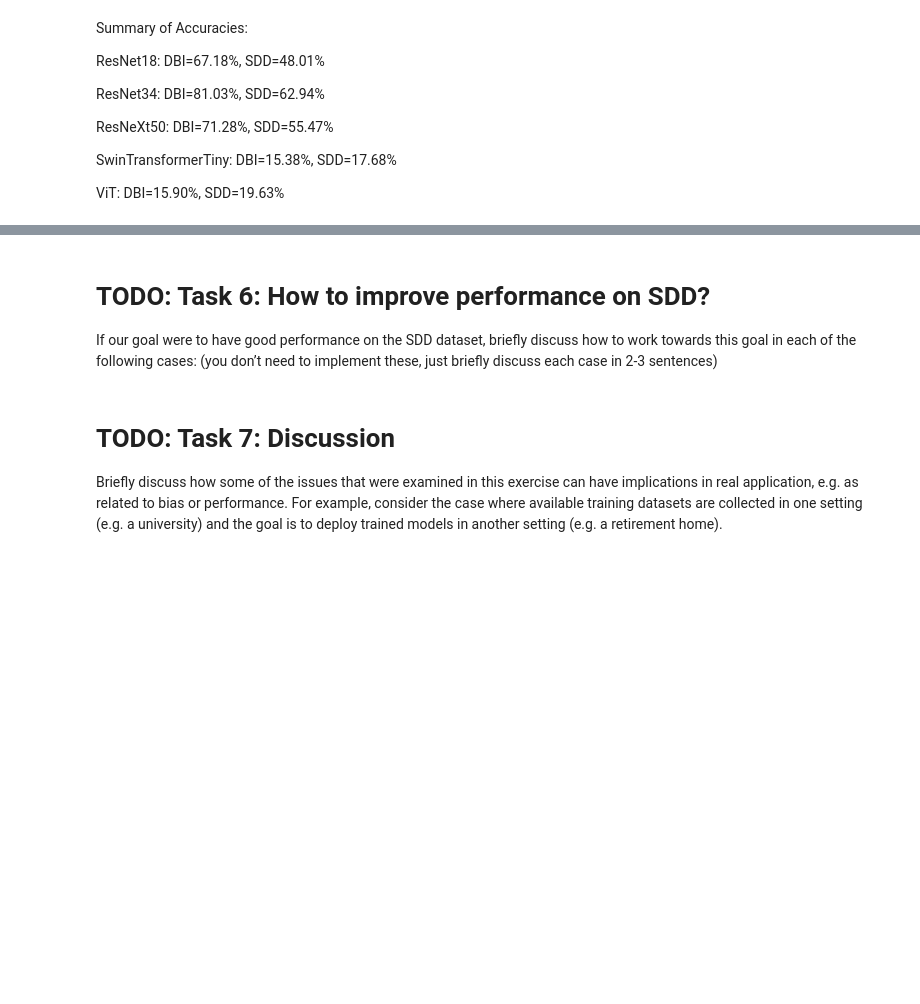
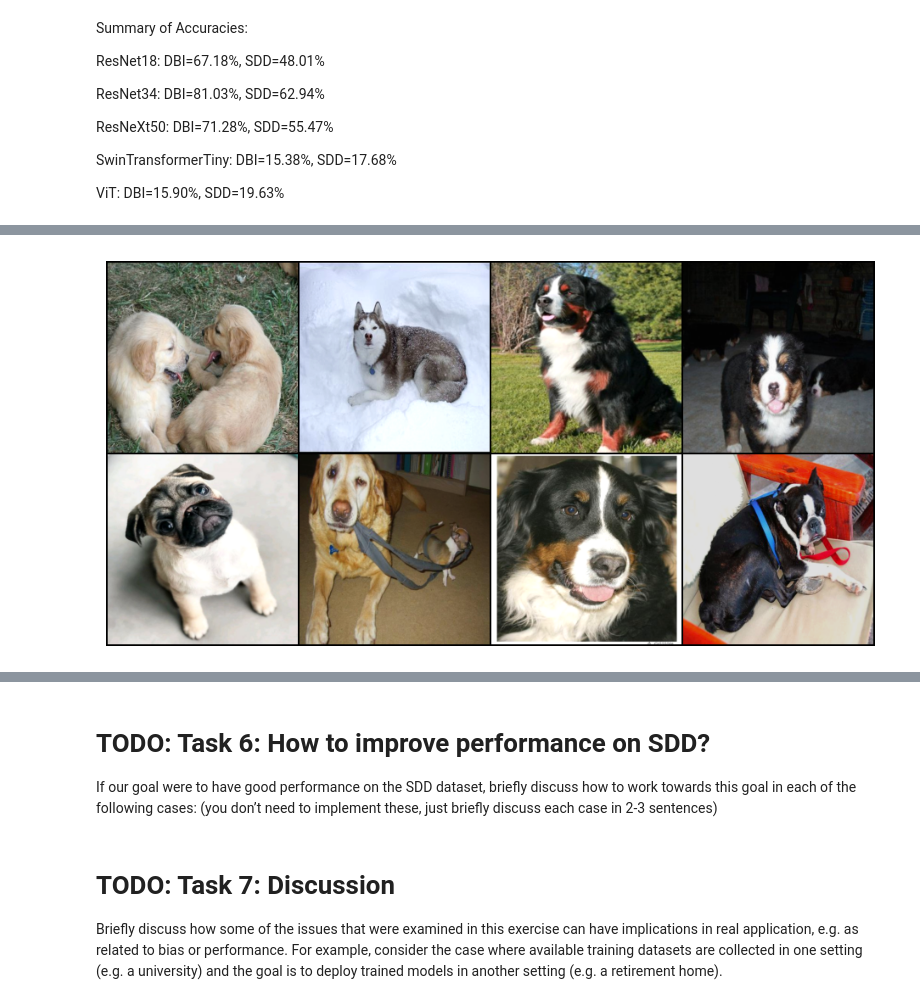
Before and after one commit to jrai51/Comp-Vision-CSC2503, a Jupyter notebook: hw1.ipynb, the cells around one changed output, grey strips where cells are left out. Saved outputs shown, nothing was run; the diff lists cells and outputs as text; code cells hidden in the pictures; blank space fills up the shorter version.

```diff
--- a/hw1.ipynb
+++ b/hw1.ipynb
@@ -444,6 +434,90 @@ Train a model that will binary classify which dataset an image belongs to.
 Train a model that – instead of classifying dog breeds – can distinguish whether a given image is more likely to belong to SDD or DBI. To do so, first, you need to divide your data into training and test data (and possibly validation if you need those for tuning the hyper-parameters of your model). You need to either reorganize the datasets (to load the images using torchvision.datasets.ImageFolder ) or write your own data loader function. You can start from a pre-trained model (of your choice) and fine-tune it on the training portion of the dataset. Include your network model specifications in the report, and make sure to include your justifications for that choice. Report your model’s accuracy on the test portion of the dataset.
 # %%
-# Use ResNet34 (best performance from previous task means it probably learns generalizable features best-- unless this is bad because we don't want it to be general?)
+import torch
+from torch import nn
+from torch.utils.data import Dataset, ConcatDataset, random_split, DataLoader
+from torchvision import datasets, transforms, models, utils
+import matplotlib.pyplot as plt
+import numpy as np
+
+# Define transforms
+train_tfms = transforms.Compose([
+    transforms.RandomResizedCrop(224, scale=(0.8, 1.0)),
+    transforms.RandomHorizontalFlip(),
+    transforms.ColorJitter(brightness=0.15, contrast=0.15, saturation=0.15, hue=0.02),
+    transforms.ToTensor(),
+    transforms.RandomErasing(p=0.1, scale=(0.02, 0.1), value='random')
+])
+
+test_tfms = transforms.Compose([
+    transforms.Resize((224, 224)),
+    transforms.ToTensor()
+])
+
+# Custom wrapper for relabeling
+class RelabeledDataset(Dataset):
+    def __init__(self, base_dataset, new_label):
+        self.base = base_dataset
+        self.new_label = new_label
+    def __len__(self):
+        return len(self.base)
+    def __getitem__(self, idx):
+        img, _ = self.base[idx]  # ignore original class
+        return img, self.new_label
+
+# Load base datasets ONCE
+dbi_path = "dog-breed-images/"
+sdd_path = "stanford-dogs-dataset/images/"
+
+dbi_base = datasets.ImageFolder(dbi_path, transform=train_tfms)
+sdd_base = datasets.ImageFolder(sdd_path, transform=train_tfms)
+
+dbi_dataset = RelabeledDataset(dbi_base, new_label=0)
+sdd_dataset = RelabeledDataset(sdd_base, new_label=1)
+
+# Combine & split
+combined_dataset = ConcatDataset([dbi_dataset, sdd_dataset])
+n = len(combined_dataset)
+train_size = int(0.7 * n)
+val_size   = int(0.1 * n)
+test_size  = n - train_size - val_size
+
+gen = torch.Generator().manual_seed(42)
+train_set, val_set, test_set = random_split(combined_dataset, [train_size, val_size, test_size], generator=gen)
+
+print(f"Train samples: {len(train_set)}, Val: {len(val_set)}, Test: {len(test_set)}")
 
 
-# create new train loader and test loader, where we are training on if an image has come from SDD or from
+
+# dataloaders (Jupyter-safe)
+cuda = torch.cuda.is_available()
+common_loader_kwargs = dict(num_workers=0, pin_memory=cuda, persistent_workers=False)
+
+train_loader = DataLoader(train_set, batch_size=32, shuffle=True, drop_last=True, **common_loader_kwargs)
+val_loader   = DataLoader(val_set,   batch_size=32, shuffle=False, drop_last=False, **common_loader_kwargs)
+test_loader  = DataLoader(test_set,  batch_size=32, shuffle=False, drop_last=False, **common_loader_kwargs)
+
+print("DataLoaders ready.")
+
+# Visualize a batch
+
+def imshow(img_tensor):
+    npimg = img_tensor.numpy()
+    plt.figure(figsize=(10,5))
+    plt.imshow(np.transpose(npimg, (1, 2, 0)))
+    plt.axis('off')
+    plt.show()
+
+dataiter = iter(train_loader)
+images, labels = next(dataiter)
+
+imshow(utils.make_grid(images[:8], nrow=4, normalize=False))
+print("Labels (0=DBI, 1=SDD):", labels[:8].tolist())
+
+# Initialize ResNet-34
+resnet34 = models.resnet34(pretrained=True)
+num_ftrs = resnet34.fc.in_features
+resnet34.fc = nn.Linear(num_ftrs, 2)  # Binary output
+model = resnet34
+print(" Model ready for training (ResNet-34 fine-tuning)")
+# %% [output]
@@ -449,0 +526 @@ Train a model that – instead of classifying dog breeds – can distinguish whe
+[figure, added]
```
Also changed, not shown: parts of 15 cells of this notebook.
